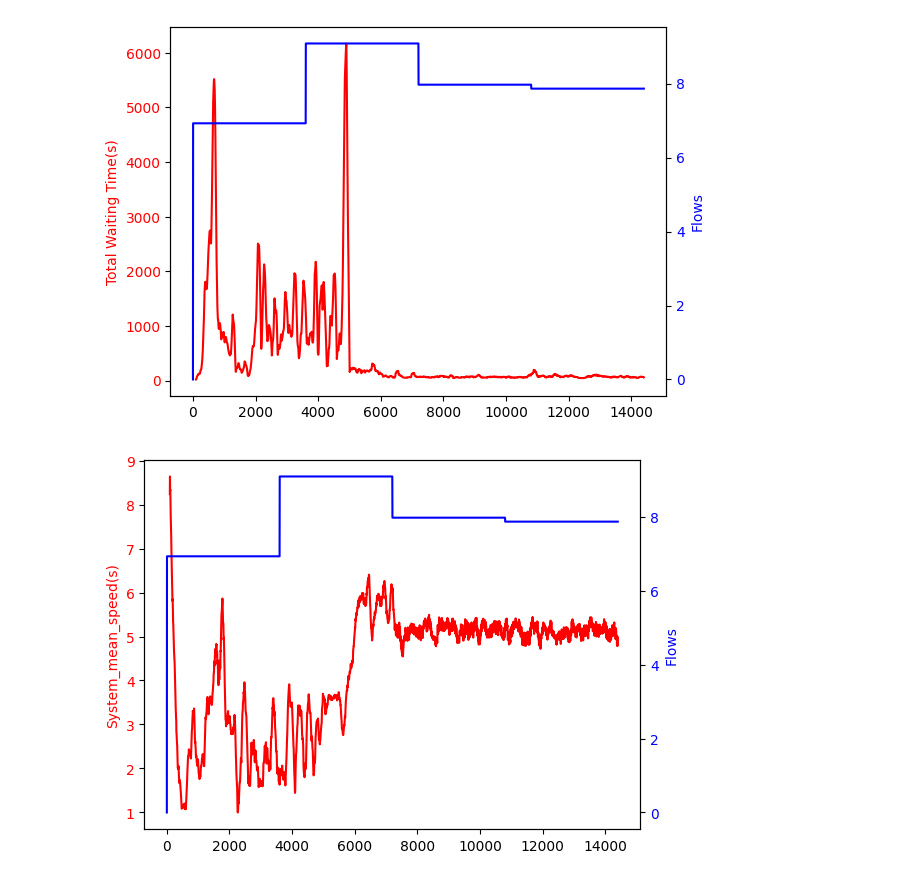
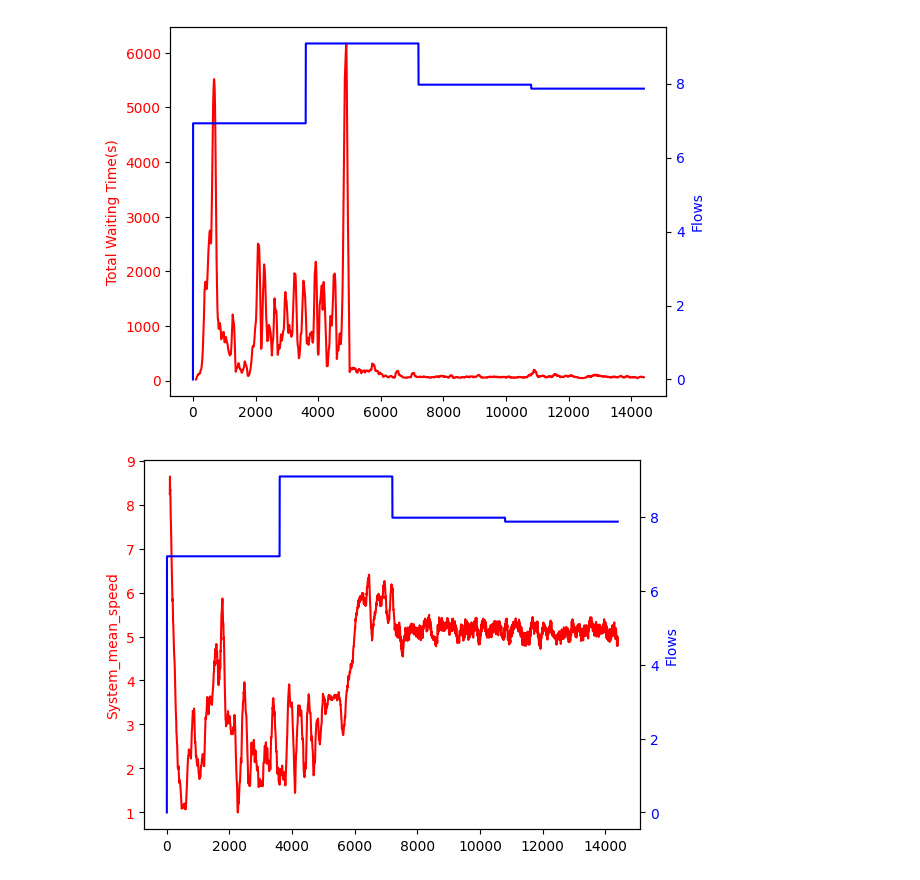
Before and after one commit to JackYeh09/Graduation-thesis, a Jupyter notebook: outputs/data_analyze.ipynb, the cells around one changed output. Cells and saved outputs as stored; diff of their text form; code cells hidden in the pictures.

```diff
--- a/outputs/data_analyze.ipynb
+++ b/outputs/data_analyze.ipynb
@@ -43,16 +43,16 @@ plt.show()
 # %%
 #所有車道的車平均時速&車流量
 plt.plot(df.step, df['system_mean_speed'].rolling(20).mean(), color="r")
-plt.ylabel("System_mean_speed(s)", color="r")
+plt.ylabel("System_mean_speed", color="r")
 plt.tick_params(axis='y', labelcolor="r")
 plt.twinx()
 
 plt.plot(df.step, [0]+firsthr+sechr+thirhr+fourhr, color="b")
 plt.ylabel("Flows", color="b")
 plt.xlabel("Time Step(s)")
 plt.tick_params(axis='y', labelcolor="b")
 # %% [output]
-[figure, old version]
+[figure, new version]
 # %%
 #所有車道的擠了多少台車&車流量
 plt.plot(df.step, df['system_total_queue'].rolling(20).mean(), color="r")
```
Also changed, not shown: parts of 6 cells of this notebook.
